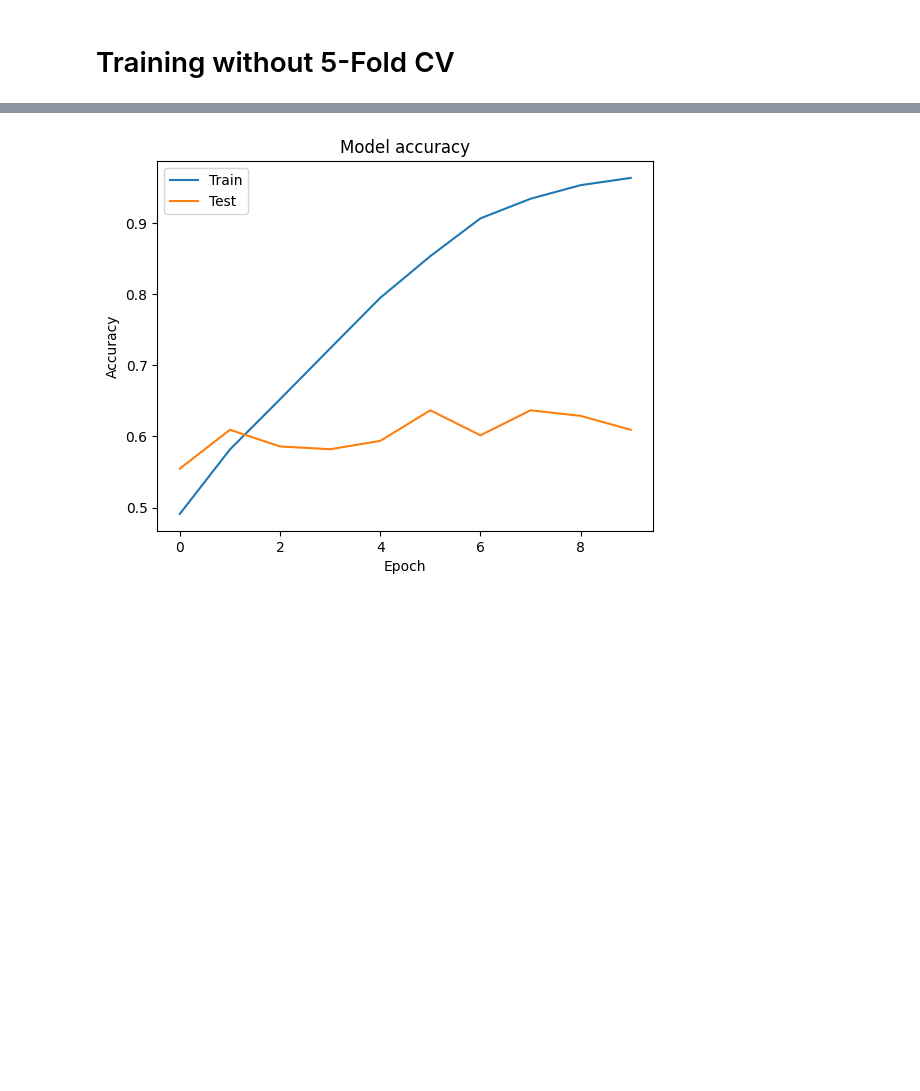
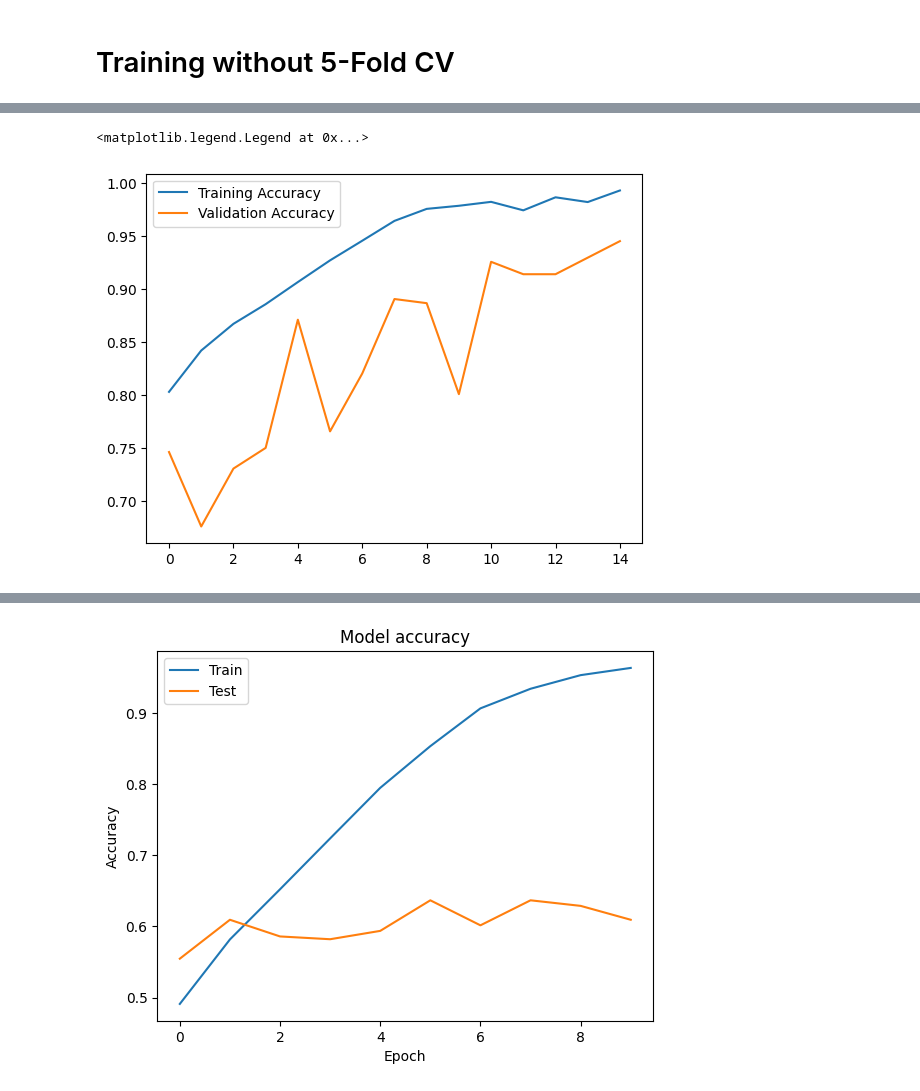
Before and after one commit to karamarora20/Alzheimer_detection, a Jupyter notebook: Models/model1.ipynb, the cells around one changed output, grey strips where cells are left out. Cells and saved outputs as stored; diff of their text form; code cells hidden in the pictures; blank space fills up the shorter version.

```diff
--- a/Models/model1.ipynb
+++ b/Models/model1.ipynb
@@ -141,6 +167,0 @@ plt.imshow(X_train[0],cmap='gray')
-# %%
-# Divide X_test into validation and test
-from sklearn.model_selection import train_test_split
-X_test,X_validation,Y_test,Y_validation=train_test_split(df_test.iloc[:,:-1],df_test['class'],test_size=0.2,random_state=42)
-X_test=X_test.values.reshape(X_test.shape[0],img_size,img_size)
-X_validation=X_validation.values.reshape(X_validation.shape[0],img_size,img_size)
@@ -212,11 +228,16 @@ model.add(BatchNormalization())
 model.add(Conv2D(128,(3,3),activation='relu',padding='same')) #f=3,p=1,s=1,c=128
 #Add pooling layer
 model.add(MaxPooling2D(2,2)) #f=2,s=2
+model.add(Conv2D(256,(3,3),activation='relu',padding='same')) #f=3,p=1,s=1,c=128
+#Add pooling layer
+# model.add(MaxPooling2D(2,2)) #f=2,s=2
 model.add(Flatten())
 model.add(Dense(128,activation='relu',kernel_regularizer=regularizers.l2(0.01)))
 model.add(Dropout(0.2))
+model.add(Dense(256,activation='relu', kernel_regularizer=regularizers.l1(0.01)))
+model.add(Dropout(0.2))
 model.add(Dense(4,activation='softmax'))
 
-model.compile(optimizer=Adam(lr=0.01),loss=categorical_crossentropy,metrics=['accuracy'])
+model.compile(optimizer=Adam(lr=1e-03),loss=categorical_crossentropy,metrics=['accuracy'])
 
 # history=model.fit(X_denoise_train,y_train,epochs=15,batch_size=128,validation_data=(X_denoise_val,y_val))
@@ -222,0 +266,2 @@ model.compile(optimizer=Adam(lr=0.01),loss=categorical_crossentropy,metrics=['ac
+# %%
+history=model.fit(X_train,y_train,epochs=15,batch_size=75,validation_data=(X_validation,y_val))
@@ -222,0 +291,7 @@ model.compile(optimizer=Adam(lr=0.01),loss=categorical_crossentropy,metrics=['ac
+# %%
+plt.plot(history.history['accuracy'],label='Training Accuracy')
+plt.plot(history.history['val_accuracy'],label='Validation Accuracy')
+plt.legend()
+# %% [output]
+<matplotlib.legend.Legend at 0x...>
+[figure, added]
```
Also changed, not shown: parts of 32 cells of this notebook.
